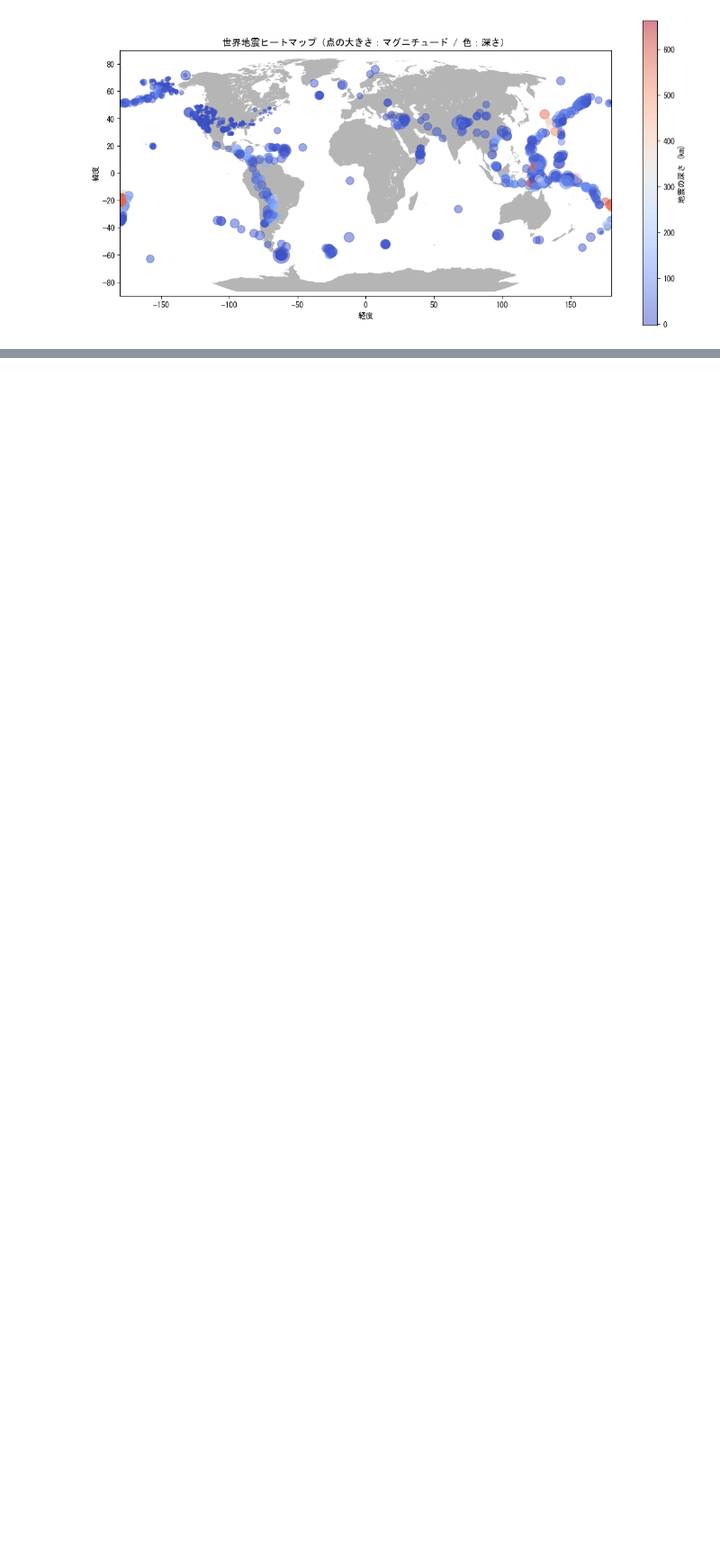
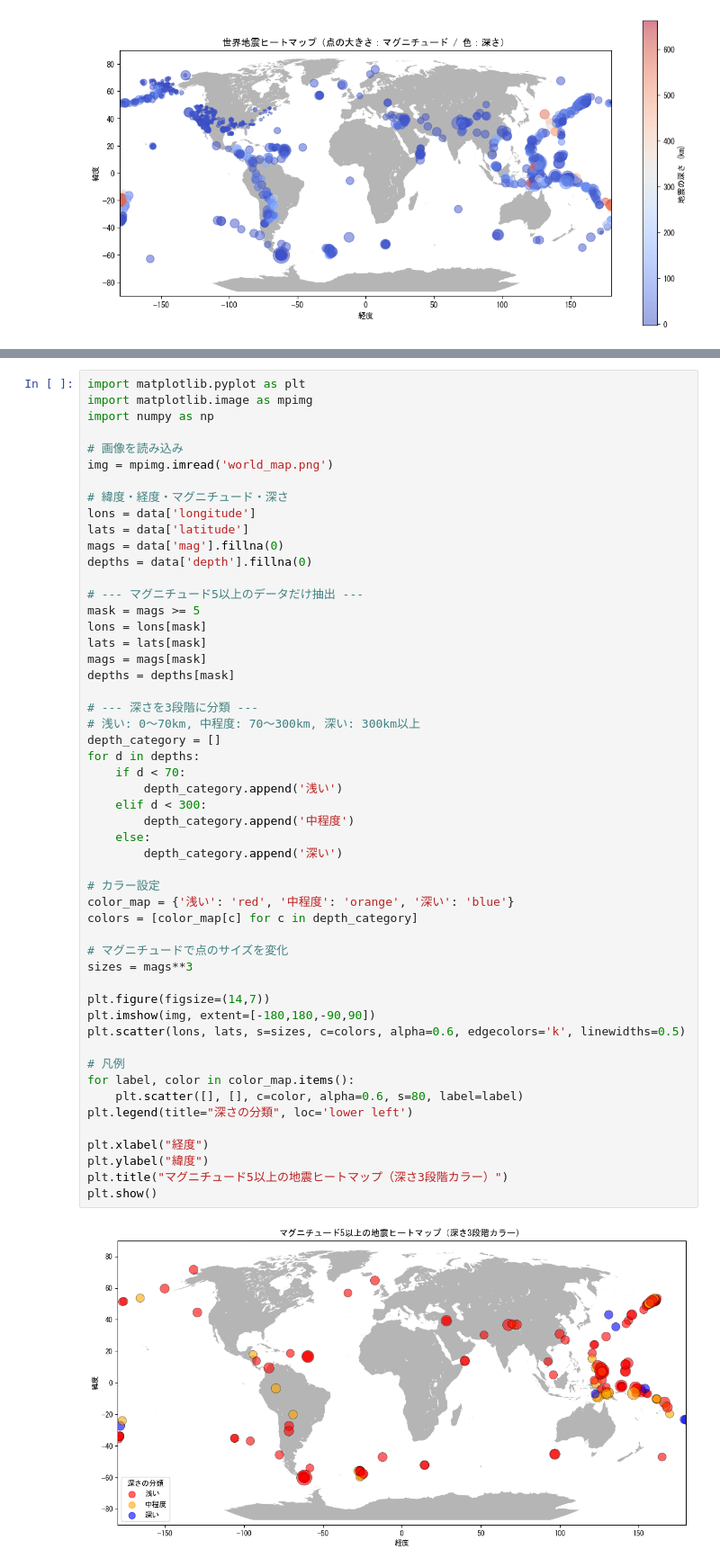
Before and after one commit to awano-kakeru/me, a Jupyter notebook: Week6/earthquake_analysis.ipynb, the cells around one changed output, grey strips where cells are left out. Shown at 90% size. Cells and saved outputs as stored; diff of their text form; blank space fills up the shorter version.

```diff
--- a/Week6/earthquake_analysis.ipynb
+++ b/Week6/earthquake_analysis.ipynb
@@ -163,0 +172,54 @@ plt.show()
+# %%
+import matplotlib.pyplot as plt
+import matplotlib.image as mpimg
+import numpy as np
+
+# 画像を読み込み
+img = mpimg.imread('world_map.png')
+
+# 緯度・経度・マグニチュード・深さ
+lons = data['longitude']
+lats = data['latitude']
+mags = data['mag'].fillna(0)
+depths = data['depth'].fillna(0)
+
+# --- マグニチュード5以上のデータだけ抽出 ---
+mask = mags >= 5
+lons = lons[mask]
+lats = lats[mask]
+mags = mags[mask]
+depths = depths[mask]
+
+# --- 深さを3段階に分類 ---
+# 浅い: 0〜70km, 中程度: 70〜300km, 深い: 300km以上
+depth_category = []
+for d in depths:
+    if d < 70:
+        depth_category.append('浅い')
+    elif d < 300:
+        depth_category.append('中程度')
+    else:
+        depth_category.append('深い')
+
+# カラー設定
+color_map = {'浅い': 'red', '中程度': 'orange', '深い': 'blue'}
+colors = [color_map[c] for c in depth_category]
+
+# マグニチュードで点のサイズを変化
+sizes = mags**3
+
+plt.figure(figsize=(14,7))
+plt.imshow(img, extent=[-180,180,-90,90])
+plt.scatter(lons, lats, s=sizes, c=colors, alpha=0.6, edgecolors='k', linewidths=0.5)
+
+# 凡例
+for label, color in color_map.items():
+    plt.scatter([], [], c=color, alpha=0.6, s=80, label=label)
+plt.legend(title="深さの分類", loc='lower left')
+
+plt.xlabel("経度")
+plt.ylabel("緯度")
+plt.title("マグニチュード5以上の地震ヒートマップ（深さ3段階カラー）")
+plt.show()
+# %% [output]
+[figure, added]
```
Also changed, not shown: parts of 5 cells of this notebook.
